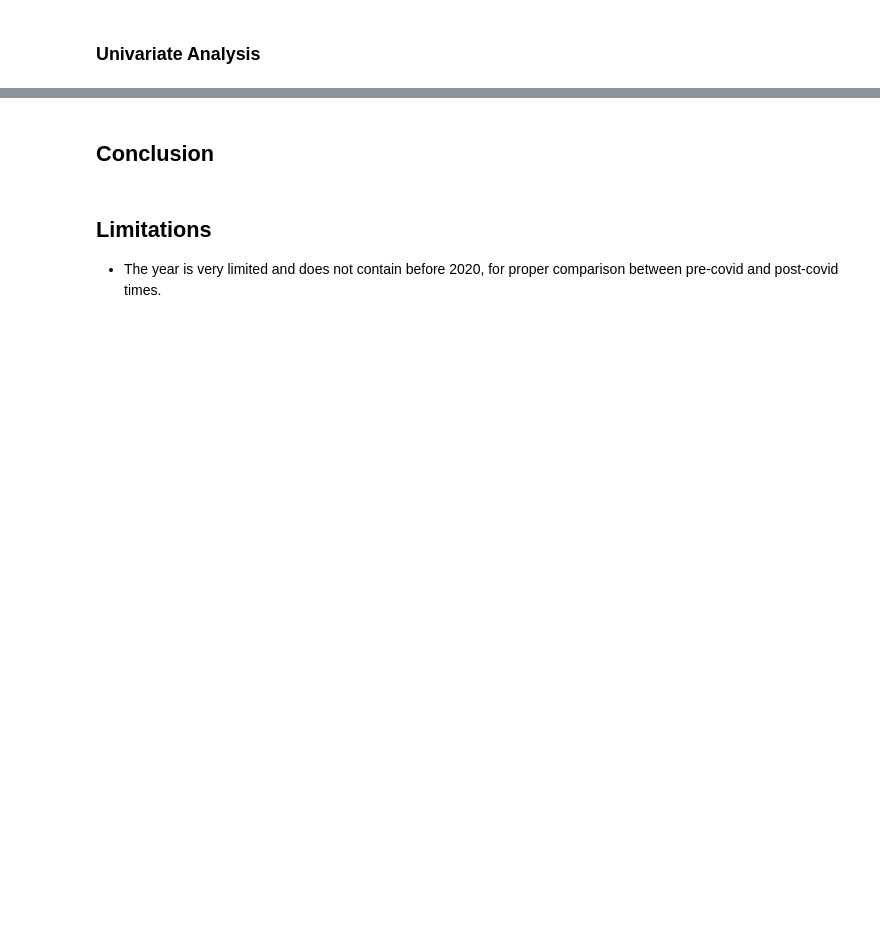
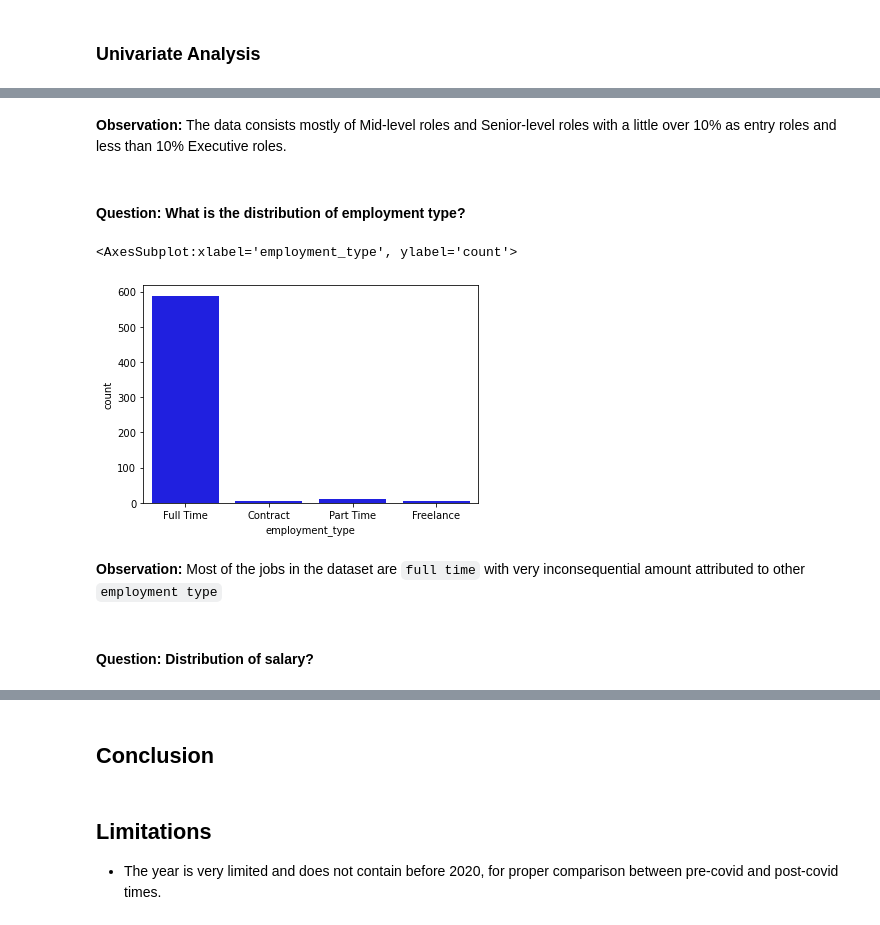
Before and after one commit to deelight-del/EDA_Data_science_salaries, a Jupyter notebook: EDA notebook.ipynb, the cells around one changed output, grey strips where cells are left out. Cells and saved outputs as stored; diff of their text form; code cells hidden in the pictures; blank space fills up the shorter version.

```diff
--- a/EDA notebook.ipynb
+++ b/EDA notebook.ipynb
@@ -477,0 +510,13 @@ df_clean.select_dtypes("number").describe()
+# %% [markdown]
+**Observation:** The data consists mostly of Mid-level roles and Senior-level roles with a little over 10% as entry roles and less than 10% Executive roles.
+# %% [markdown]
+#### Question: What is the distribution of employment type?
+# %%
+sns.countplot(data = df_clean, x = "employment_type", color = "b")
+# %% [output]
+<AxesSubplot:xlabel='employment_type', ylabel='count'>
+[figure, added]
+# %% [markdown]
+**Observation:** Most of the jobs in the dataset are `full time` with very inconsequential amount attributed to other `employment type`
+# %% [markdown]
+#### Question: Distribution of salary?
```
Also changed, not shown: parts of 26 cells of this notebook.
